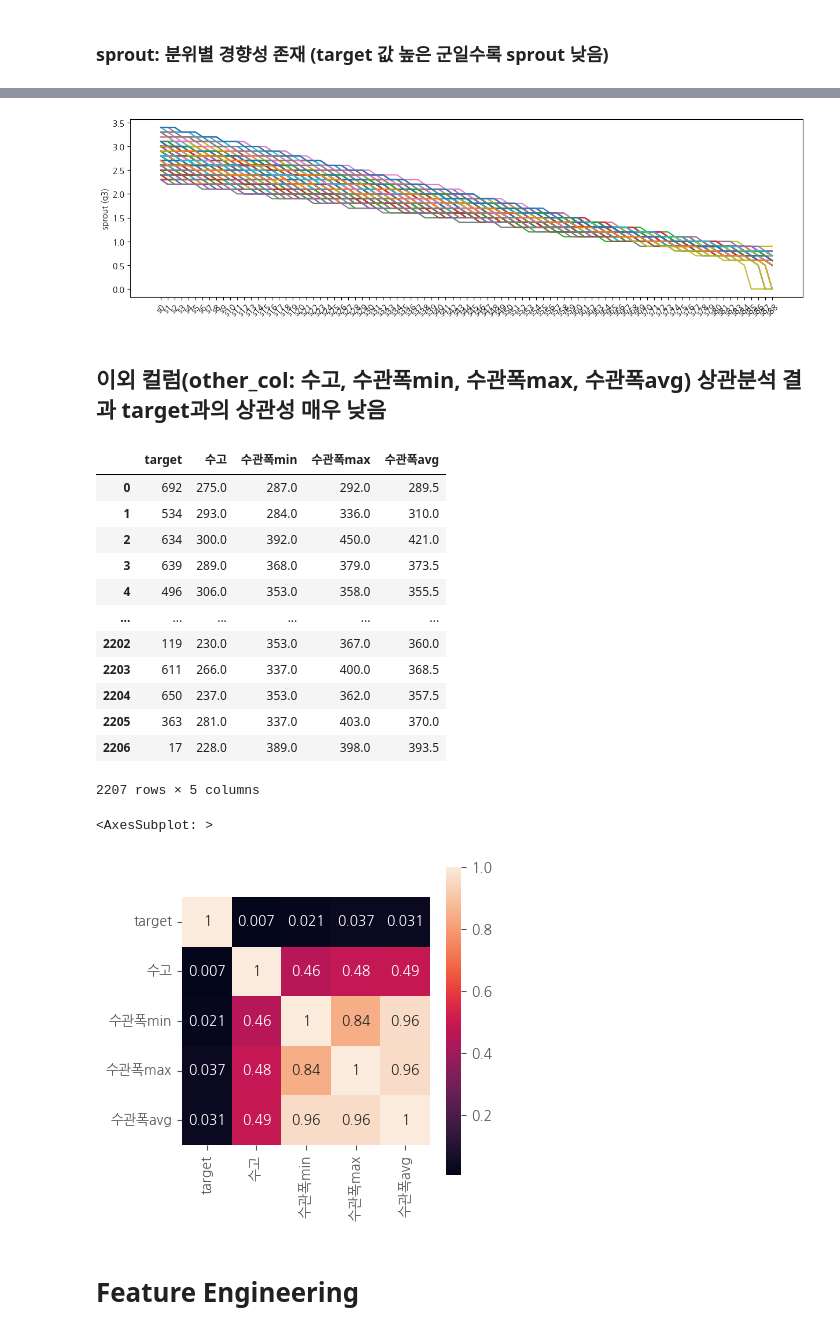
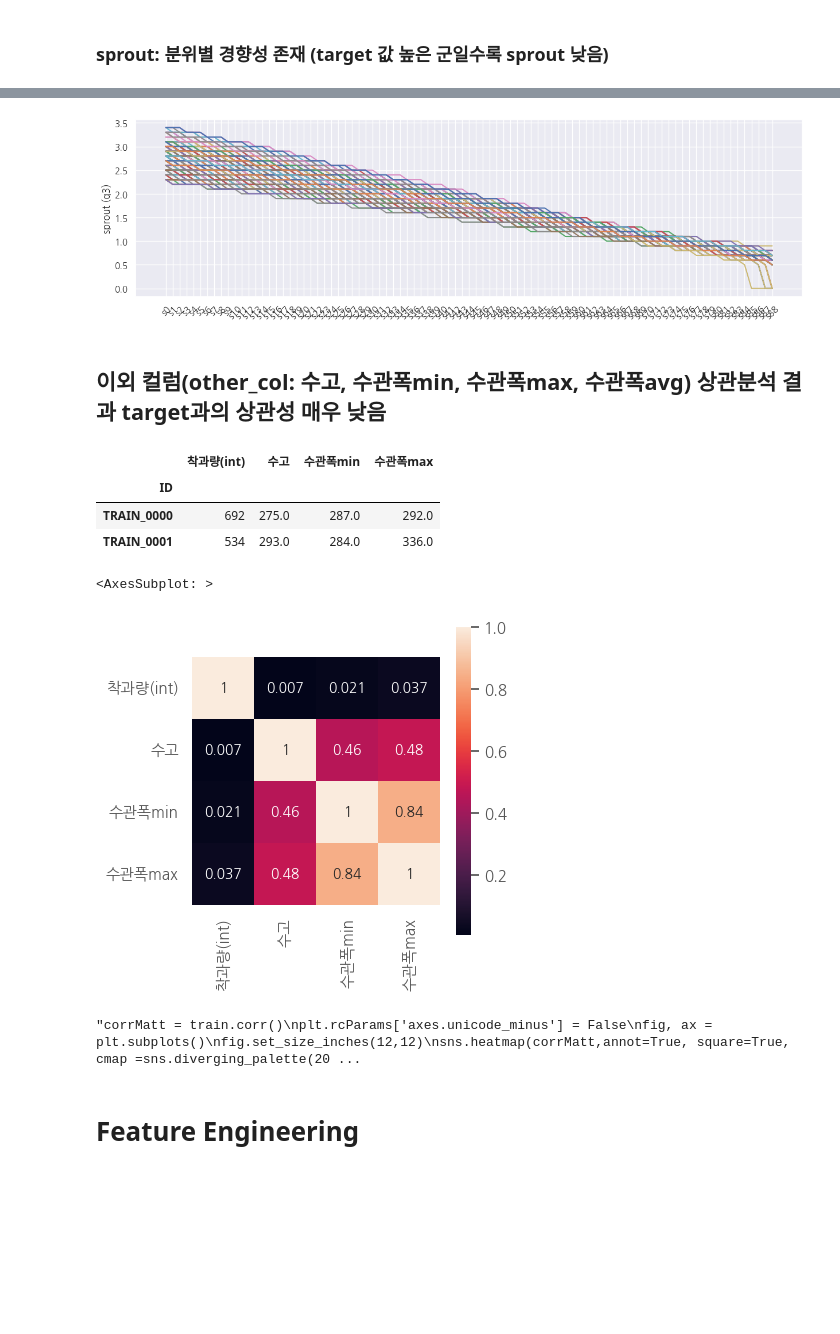
Before and after one commit to jiyoonmik/DACON_practice, a Jupyter notebook: citrus/citrus_code.ipynb, the cells around one changed output, grey strips where cells are left out. Drawn from its saved outputs; the diff is of its cells as text; code cells hidden in the pictures; blank space fills up the shorter version.

```diff
--- a/citrus/citrus_code.ipynb
+++ b/citrus/citrus_code.ipynb
@@ -8,6 +10,6 @@ import csv
 # %%
-train = pd.read_csv('train.csv')
-test = pd.read_csv('test.csv')
+train = pd.read_csv('train.csv', index_col='ID')
+test = pd.read_csv('test.csv', index_col='ID')
 # %%
 train
 # %% [output]
@@ -74,5 +78,5 @@ memory usage: 3.1+ MB
 # %%
-cols = ['id','target','수고','수관폭min','수관폭max','수관폭avg']
+cols = ['착과량(int)','수고','수관폭min','수관폭max','수관폭avg']
 for i in range(89):
     cols.append('s{}'.format(i))
 for i in range(89):
@@ -83,4 +86,0 @@ len(cols)
-# %%
-train.columns=cols
-train=train.drop('id', axis=1)
-train.head(2)
@@ -153,3 +148,7 @@ other_col=train[col_else]
+# %%
+chlorophyll_col = ['c'+ str(i) for i in range(89)]
+sprout_col = ['s'+ str(i) for i in range(89)]
+col_else = train.columns[:4]
 # %% [markdown]
 ### chlorophyll: 분위별 경향성 잘 안보임
 # %%
@@ -220,38 +219,37 @@ plt.show()
 # %%
 plt.figure(figsize=(15, 4))
 for i in q3.index:
-    sns.lineplot(data=sprout.loc[i])
+    sns.lineplot(data=train[sprout_col].loc[i])
 plt.ylabel('sprout (q3)')
 plt.xticks(rotation=45)
 plt.show()
 # %% [output]
-[figure, old version]
+[figure, new version]
 # %% [markdown]
 ## 이외 컬럼(other_col: 수고, 수관폭min, 수관폭max, 수관폭avg) 상관분석 결과 target과의 상관성 매우 낮음
-# %%
-other_col
-# %% [output]
-|  | target | 수고 | 수관폭min | 수관폭max | 수관폭avg |
-| 0 | 692 | 275.0 | 287.0 | 292.0 | 289.5 |
-| 1 | 534 | 293.0 | 284.0 | 336.0 | 310.0 |
-| 2 | 634 | 300.0 | 392.0 | 450.0 | 421.0 |
-| 3 | 639 | 289.0 | 368.0 | 379.0 | 373.5 |
-| 4 | 496 | 306.0 | 353.0 | 358.0 | 355.5 |
-| ... | ... | ... | ... | ... | ... |
-| 2202 | 119 | 230.0 | 353.0 | 367.0 | 360.0 |
-| 2203 | 611 | 266.0 | 337.0 | 400.0 | 368.5 |
-| 2204 | 650 | 237.0 | 353.0 | 362.0 | 357.5 |
-| 2205 | 363 | 281.0 | 337.0 | 403.0 | 370.0 |
-| 2206 | 17 | 228.0 | 389.0 | 398.0 | 393.5 |
-2207 rows × 5 columns
+# %%
+train[col_else].head(2)
+# %% [output]
+|  | 착과량(int) | 수고 | 수관폭min | 수관폭max |
+| ID |  |  |  |  |
+| TRAIN_0000 | 692 | 275.0 | 287.0 | 292.0 |
+| TRAIN_0001 | 534 | 293.0 | 284.0 | 336.0 |
 # %%
 plt.style.use('ggplot')
-corrMatt = other_col.corr()
+corrMatt = train[col_else].corr()
 fig, ax = plt.subplots()
 fig.set_size_inches(4,4)
 sns.heatmap(corrMatt, annot=True, square=True)
 # %% [output]
 <AxesSubplot: >
-[figure, old version]
+[figure, new version]
+# %%
+"""corrMatt = train.corr()
+plt.rcParams['axes.unicode_minus'] = False
+fig, ax = plt.subplots()
+fig.set_size_inches(12,12)
+sns.heatmap(corrMatt,annot=True, square=True, cmap =sns.diverging_palette(20, 220, n=200))"""
+# %% [output]
+"corrMatt = train.corr()\nplt.rcParams['axes.unicode_minus'] = False\nfig, ax = plt.subplots()\nfig.set_size_inches(12,12)\nsns.heatmap(corrMatt,annot=True, square=True, cmap =sns.diverging_palette(20 ...
 # %% [markdown]
 # Feature Engineering
```
Also changed, not shown: parts of 73 cells of this notebook.
